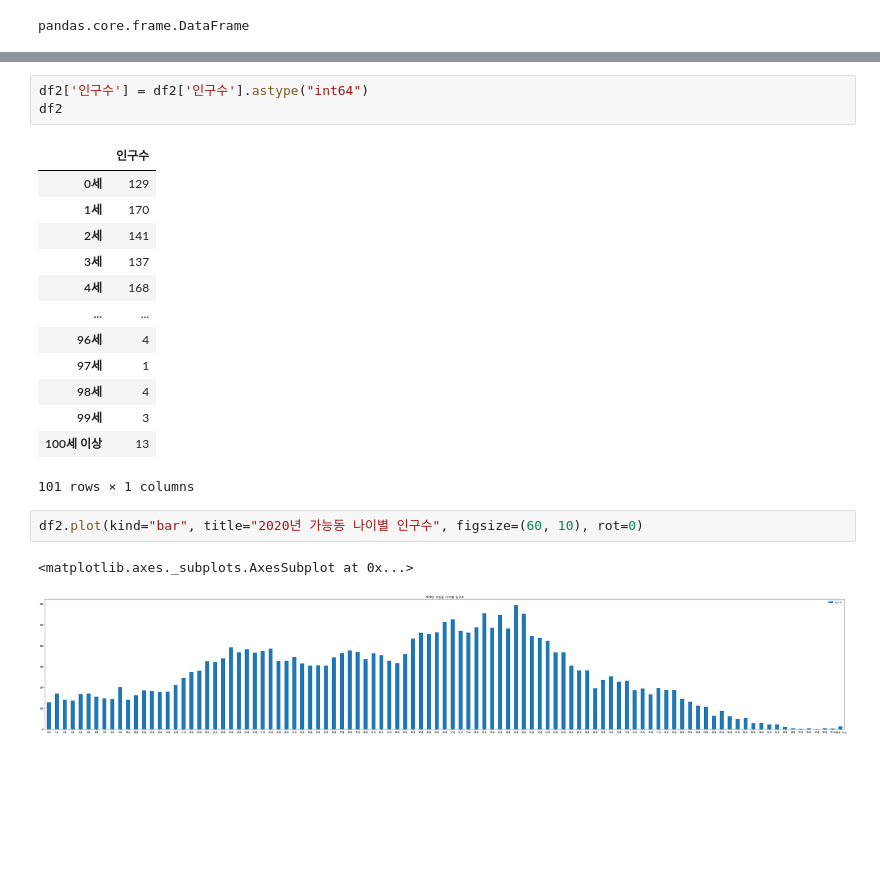
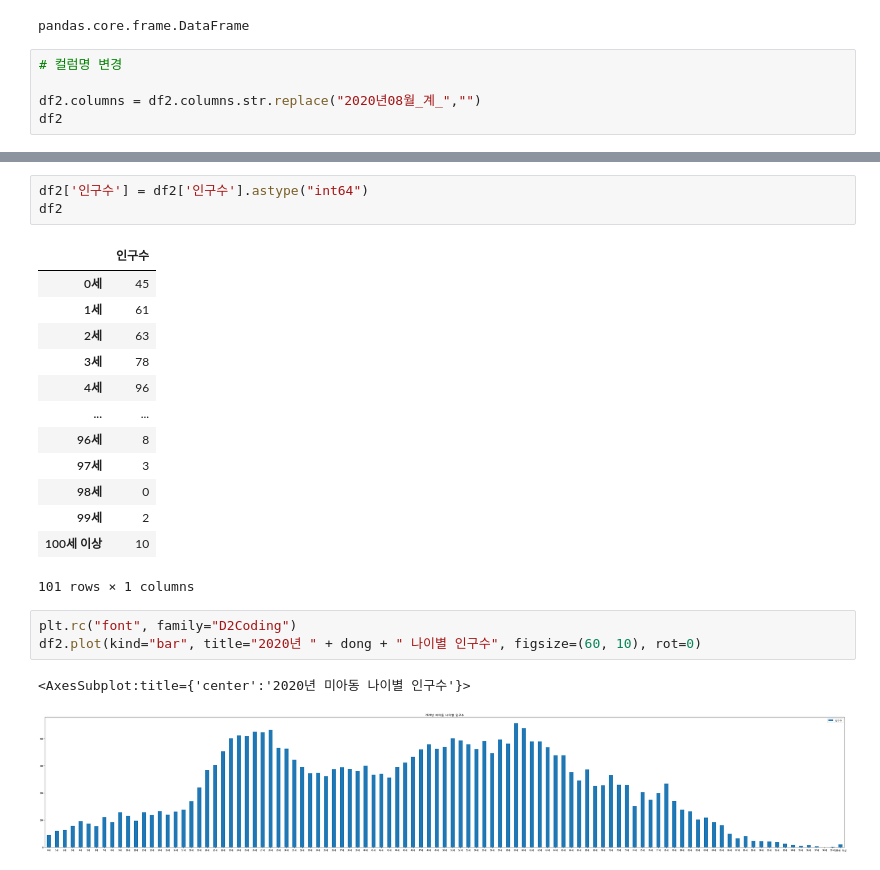
Before and after one commit to jinkyungpark/python_science, a Jupyter notebook: 우리동네인구구조.ipynb, the cells around one changed output, grey strips where cells are left out. Drawn from its saved outputs; the diff is of its cells as text; blank space fills up the shorter version.

```diff
--- a/우리동네인구구조.ipynb
+++ b/우리동네인구구조.ipynb
@@ -216,3 +217,8 @@ df2
 type(df2)
 # %% [output]
 pandas.core.frame.DataFrame
+# %%
+# 컬럼명 변경
+
+df2.columns = df2.columns.str.replace("2020년08월_계_","")
+df2
@@ -259,20 +270,21 @@ df2['인구수'] = df2['인구수'].astype("int64")
 df2
 # %% [output]
 |  | 인구수 |
-| 0세 | 129 |
-| 1세 | 170 |
-| 2세 | 141 |
-| 3세 | 137 |
-| 4세 | 168 |
+| 0세 | 45 |
+| 1세 | 61 |
+| 2세 | 63 |
+| 3세 | 78 |
+| 4세 | 96 |
 | ... | ... |
-| 96세 | 4 |
-| 97세 | 1 |
-| 98세 | 4 |
-| 99세 | 3 |
-| 100세 이상 | 13 |
+| 96세 | 8 |
+| 97세 | 3 |
+| 98세 | 0 |
+| 99세 | 2 |
+| 100세 이상 | 10 |
 101 rows × 1 columns
 # %%
-df2.plot(kind="bar", title="2020년 가능동 나이별 인구수", figsize=(60, 10), rot=0)
+plt.rc("font", family="D2Coding")
+df2.plot(kind="bar", title="2020년 " + dong + " 나이별 인구수", figsize=(60, 10), rot=0)
 # %% [output]
-<matplotlib.axes._subplots.AxesSubplot at 0x...>
+<AxesSubplot:title={'center':'2020년 미아동 나이별 인구수'}>
-[figure, old version]
+[figure, new version]
```
Also changed, not shown: parts of 6 cells of this notebook, 2 other files.
